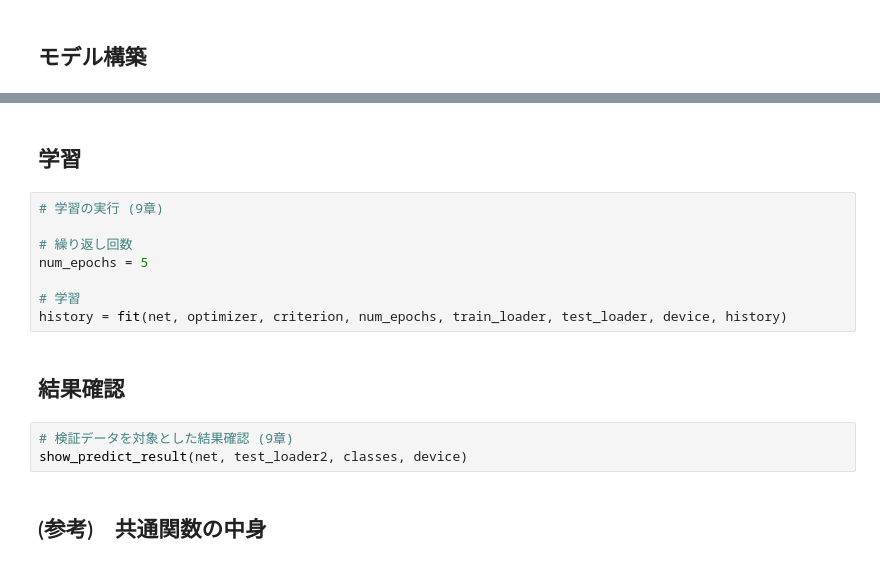
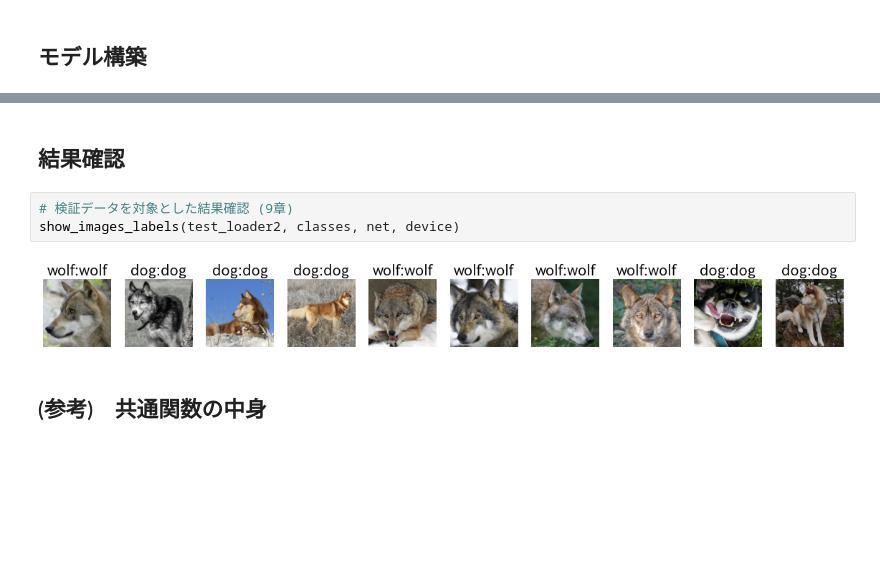
Before and after one commit to makaishi2/sample-data, a Jupyter notebook: notebooks/ch00_intro.ipynb, the cells around one changed output, grey strips where cells are left out. Cells and saved outputs as stored; diff of their text form; blank space fills up the shorter version.

```diff
--- a/notebooks/ch00_intro.ipynb
+++ b/notebooks/ch00_intro.ipynb
@@ -170,18 +224,10 @@ history = np.zeros((0, 5))
-# %% [markdown]
-## 学習
-# %%
-# 学習の実行 (9章)
-
-# 繰り返し回数
-num_epochs = 5
-
-# 学習
-history = fit(net, optimizer, criterion, num_epochs, train_loader, test_loader, device, history)
 # %% [markdown]
 ## 結果確認
 # %%
 # 検証データを対象とした結果確認 (9章)
-show_predict_result(net, test_loader2, classes, device)
+show_images_labels(test_loader2, classes, net, device)
+# %% [output]
+[figure, added]
 # %% [markdown]
 ## (参考)　共通関数の中身
 # %%
```
Also changed, not shown: parts of 16 cells of this notebook.
